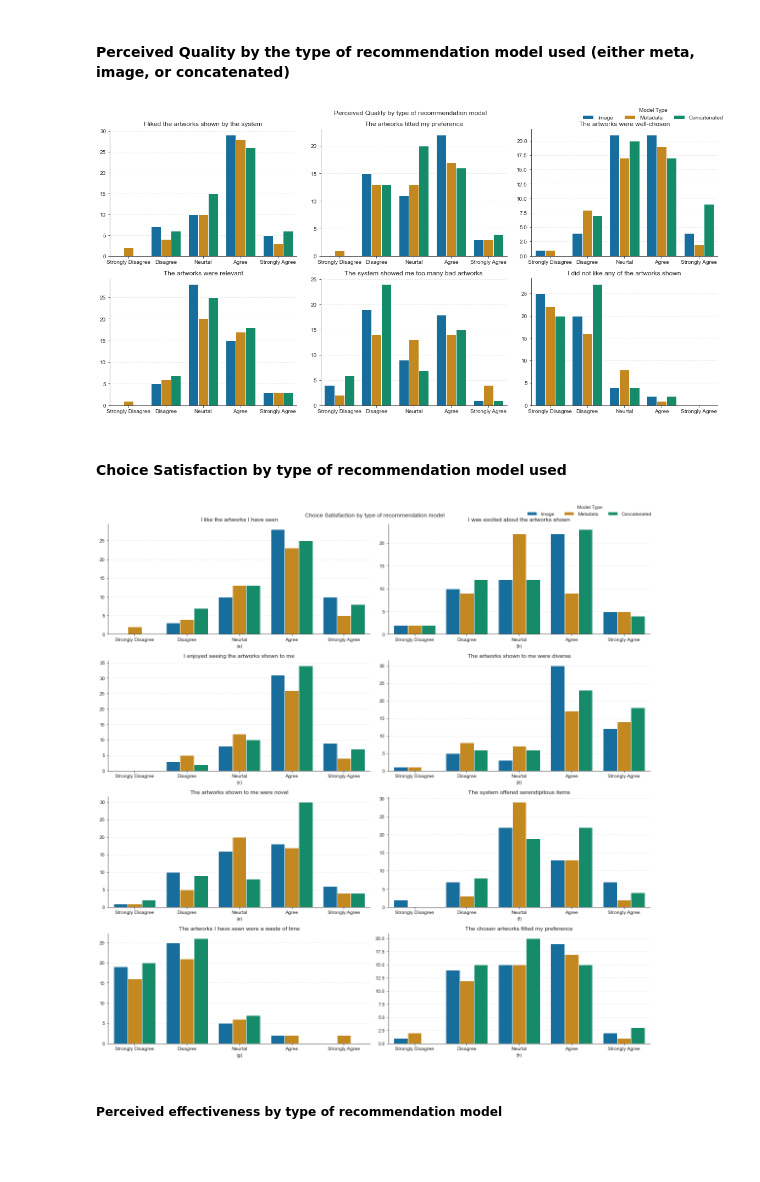
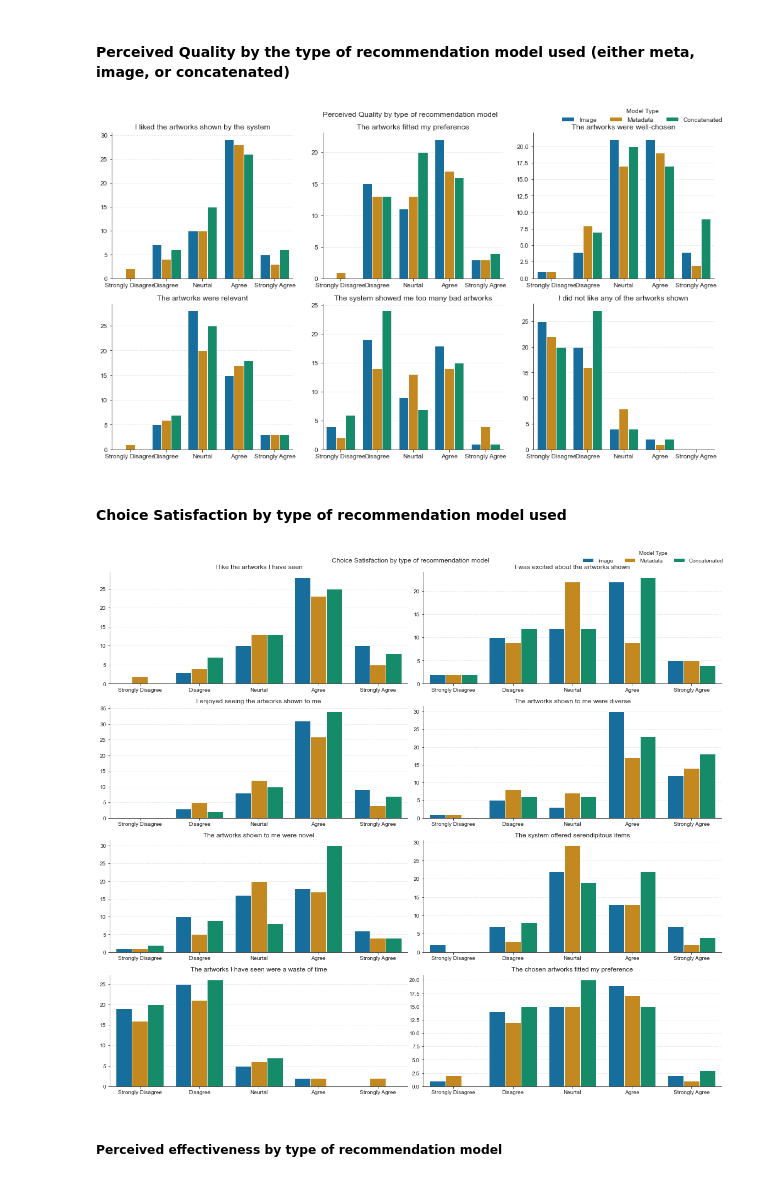
Before and after one commit to MuseRec/analytics, a Jupyter notebook: notebooks/post-study.ipynb, the cells around one changed output. Saved outputs shown, nothing was run; the diff lists cells and outputs as text; code cells hidden in the pictures; blank space fills up the shorter version.

```diff
--- a/notebooks/post-study.ipynb
+++ b/notebooks/post-study.ipynb
@@ -204,7 +204,7 @@ Index(['choice_satisfaction_one', 'choice_satisfaction_two',
 # %% [markdown]
 ##### Choice Satisifaction by recommendation type
 # %%
-fig, axes = plt.subplots(nrows = 3, ncols = 3, figsize = (16, 8))
+fig, axes = plt.subplots(nrows = 3, ncols = 3, figsize = (16, 12))
 axes = axes.ravel()
 
 for ax, q in zip(axes, questions['satisfaction']):
@@ -237,7 +237,7 @@ plt.savefig('../plots/post-study/choice_satisfaction_by_recs.png', dpi = 300)
 # %% [markdown]
 ##### Perceived effectiveness by recommendation type
 # %%
-fig, axes = plt.subplots(nrows = 3, ncols = 3, figsize = (16, 8))
+fig, axes = plt.subplots(nrows = 3, ncols = 3, figsize = (16, 12))
 axes = axes.ravel()
 
 for ax, q in zip(axes, questions['effectiveness']):
@@ -270,7 +270,7 @@ plt.savefig('../plots/post-study/perceived_effectiveness_by_recs.png', dpi = 300
 # %% [markdown]
 ##### Perceived Quality by recommendation type
 # %%
-fig, axes = plt.subplots(nrows = 2, ncols = 3, figsize = (16, 8))
+fig, axes = plt.subplots(nrows = 2, ncols = 3, figsize = (14, 8))
 axes = axes.ravel()
 
 for ax, q in zip(axes, questions['quality']):
@@ -336,7 +336,7 @@ plt.savefig('../plots/post-study/test_awareness_by_recs.png', dpi = 300)
 # %% [markdown]
 #### Perceived Quality by the type of recommendation model used (either meta, image, or concatenated)
 # %%
-fig, axes = plt.subplots(nrows = 2, ncols = 3, figsize = (16, 8))
+fig, axes = plt.subplots(nrows = 2, ncols = 3, figsize = (14, 8))
 axes = axes.ravel()
 
 for ax, q in zip(axes, questions['quality']):
@@ -365,40 +365,40 @@ plt.tight_layout()
 # plt.show()
 plt.savefig('../plots/post-study/perceived_quality_by_model_type.png', dpi = 300)
 # %% [output]
-[figure, old version]
+[figure, new version]
 # %% [markdown]
 #### Choice Satisfaction by type of recommendation model used
 # %%
-fig, axes = plt.subplots(nrows = 4, ncols = 2, figsize = (16, 16)) # 16, 8
+fig, axes = plt.subplots(nrows = 4, ncols = 2, figsize = (16, 14)) # 16, 8
 axes = axes.ravel()
 
-for ax, q, caption in zip(axes, questions['satisfaction'], ['a', 'b', 'c', 'd', 'e', 'f', 'g', 'h', 'i']):
+for ax, q in zip(axes, questions['satisfaction']):
     p = sns.countplot(
         x = q,
         data = data_formatted[data_formatted.condition == 'model'],
         ax = ax,
         order = likert_mapping['order'],
         hue = 'model_type'
     )
     p.set(
         ylabel = '',
-        xlabel = '(' + caption + ')',
+        xlabel = '',
         xticklabels = likert_mapping['formatted'],
         title = question_mappings[q]
     )
     p.legend_.remove()
     p.yaxis.grid(True, alpha = 0.5, linestyle = 'dashed')
 
 handles, labels = axes[-1].get_legend_handles_labels()
 fig.legend(handles, ['Image', 'Metadata', 'Concatenated'], ncol = 3, title = 'Model Type', frameon = False)
 
 fig.suptitle('Choice Satisfaction by type of recommendation model')
 sns.despine()
 plt.tight_layout()
 # plt.show()
 plt.savefig('../plots/post-study/choice_satisfaction_by_model_type.png', dpi = 300)
 # %% [output]
-[figure, old version]
+[figure, new version]
 # %% [markdown]
 ##### Perceived effectiveness by type of recommendation model
 # %%
```
Also changed, not shown: parts of 7 cells of this notebook, 10 other files.
